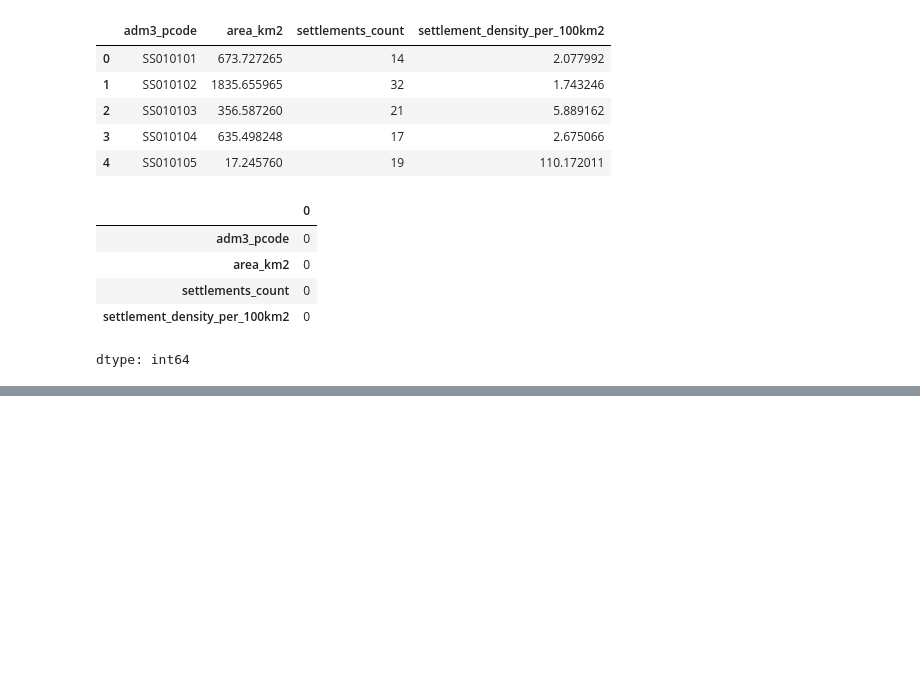
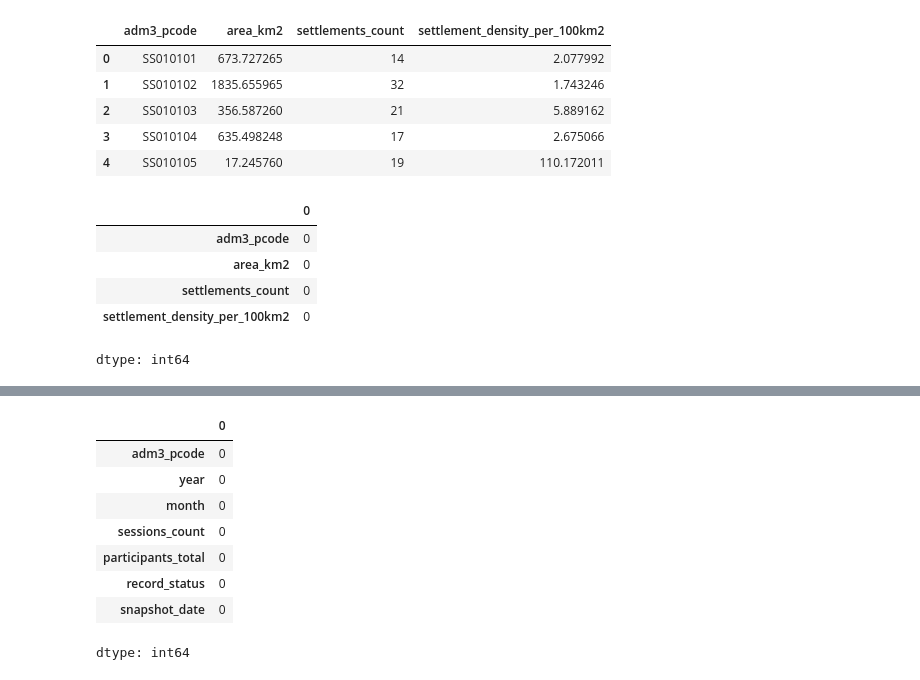
Before and after one commit to lionelfragniere/SSD_EORE, a Jupyter notebook: SSD_EORE_preprocessing_v1.ipynb, the cells around one changed output, grey strips where cells are left out. Cells and saved outputs as stored; diff of their text form; code cells hidden in the pictures; blank space fills up the shorter version.

```diff
--- a/SSD_EORE_preprocessing_v1.ipynb
+++ b/SSD_EORE_preprocessing_v1.ipynb
@@ -635,0 +726,13 @@ FileNotFoundError: [Errno 2] No such file or directory: '/content/drive/MyDrive/
+# %%
+agg.describe(include='all')
+agg.isna().sum()
+# %% [output]
+|  | 0 |
+| adm3_pcode | 0 |
+| year | 0 |
+| month | 0 |
+| sessions_count | 0 |
+| participants_total | 0 |
+| record_status | 0 |
+| snapshot_date | 0 |
+dtype: int64
```
Also changed, not shown: parts of 2 cells of this notebook.
